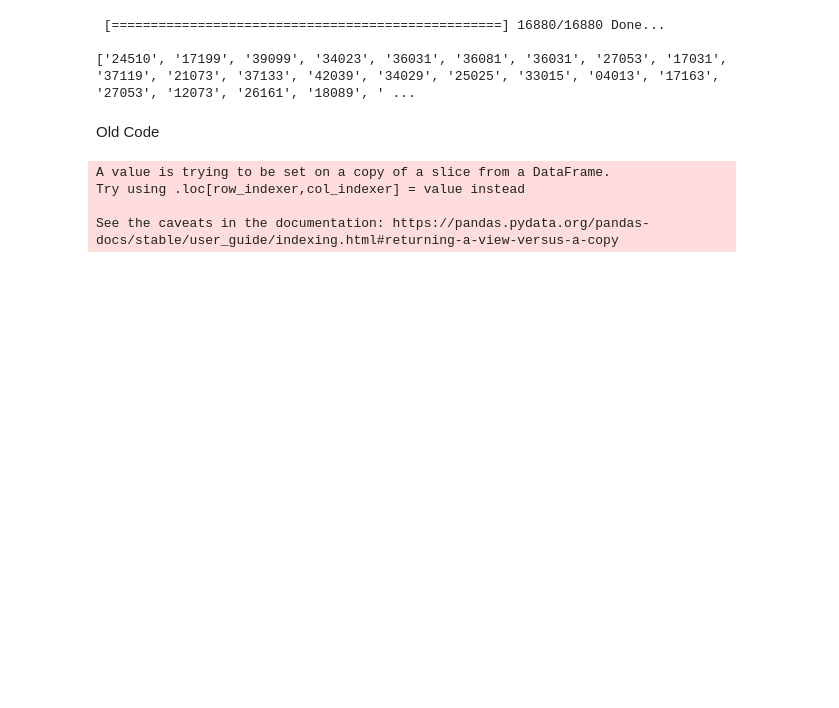
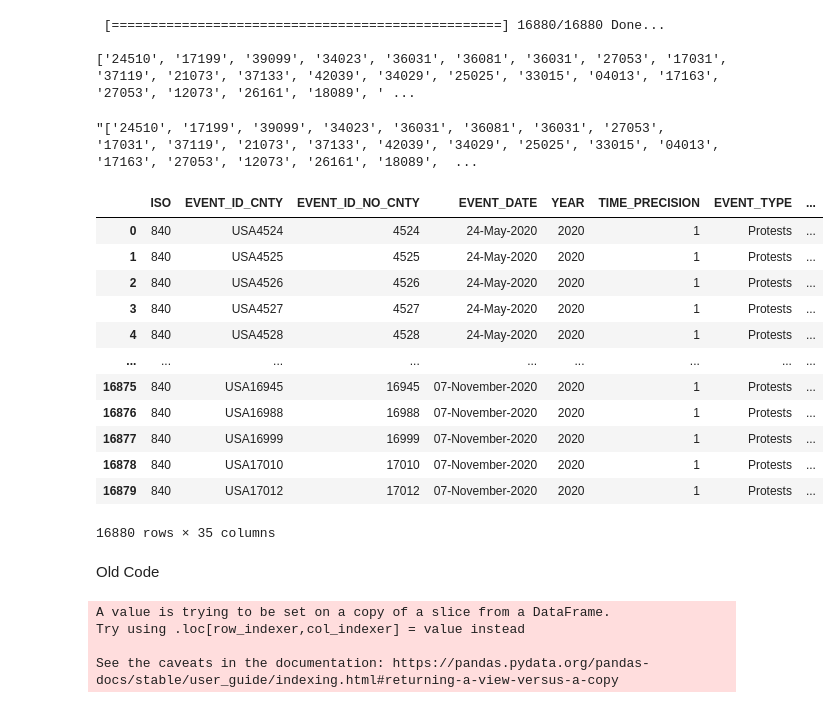
Before and after one commit to MichaelYinGH/ac209project, a Jupyter notebook: notebooks/protest_data.ipynb, the cells around one changed output. Cells and saved outputs as stored; diff of their text form; code cells hidden in the pictures; blank space fills up the shorter version.

```diff
--- a/notebooks/protest_data.ipynb
+++ b/notebooks/protest_data.ipynb
@@ -229,8 +281,28 @@ print(fips_codes)
  [==================================================] 16880/16880 Done...
 
 ['24510', '17199', '39099', '34023', '36031', '36081', '36031', '27053', '17031', '37119', '21073', '37133', '42039', '34029', '25025', '33015', '04013', '17163', '27053', '12073', '26161', '18089', ' ...
+# %%
+str(fips_codes)
+# %% [output]
+"['24510', '17199', '39099', '34023', '36031', '36081', '36031', '27053', '17031', '37119', '21073', '37133', '42039', '34029', '25025', '33015', '04013', '17163', '27053', '12073', '26161', '18089',  ...
 # %%
 protest_data["fips_county"] = fips_codes
+protest_data["fips_county"] = protest_data.fips_county.astype(str)
+protest_data
+# %% [output]
+|  | ISO | EVENT_ID_CNTY | EVENT_ID_NO_CNTY | EVENT_DATE | YEAR | TIME_PRECISION | EVENT_TYPE | ... |
+| 0 | 840 | USA4524 | 4524 | 24-May-2020 | 2020 | 1 | Protests | ... |
+| 1 | 840 | USA4525 | 4525 | 24-May-2020 | 2020 | 1 | Protests | ... |
+| 2 | 840 | USA4526 | 4526 | 24-May-2020 | 2020 | 1 | Protests | ... |
+| 3 | 840 | USA4527 | 4527 | 24-May-2020 | 2020 | 1 | Protests | ... |
+| 4 | 840 | USA4528 | 4528 | 24-May-2020 | 2020 | 1 | Protests | ... |
+| ... | ... | ... | ... | ... | ... | ... | ... | ... |
+| 16875 | 840 | USA16945 | 16945 | 07-November-2020 | 2020 | 1 | Protests | ... |
+| 16876 | 840 | USA16988 | 16988 | 07-November-2020 | 2020 | 1 | Protests | ... |
+| 16877 | 840 | USA16999 | 16999 | 07-November-2020 | 2020 | 1 | Protests | ... |
+| 16878 | 840 | USA17010 | 17010 | 07-November-2020 | 2020 | 1 | Protests | ... |
+| 16879 | 840 | USA17012 | 17012 | 07-November-2020 | 2020 | 1 | Protests | ... |
+16880 rows × 35 columns
 # %% [markdown]
 Old Code
 # %%
```
Also changed, not shown: parts of 5 cells of this notebook, 2 other files.
